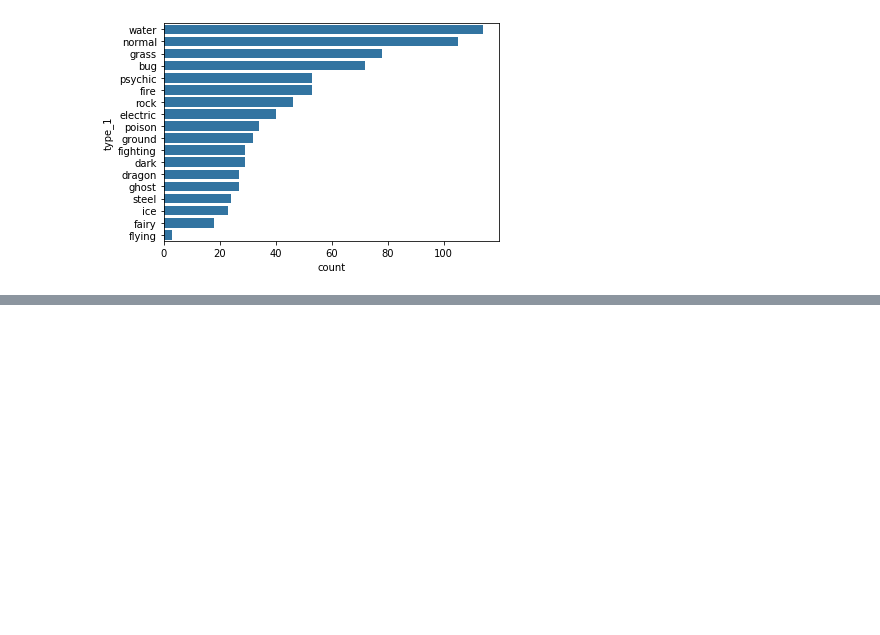
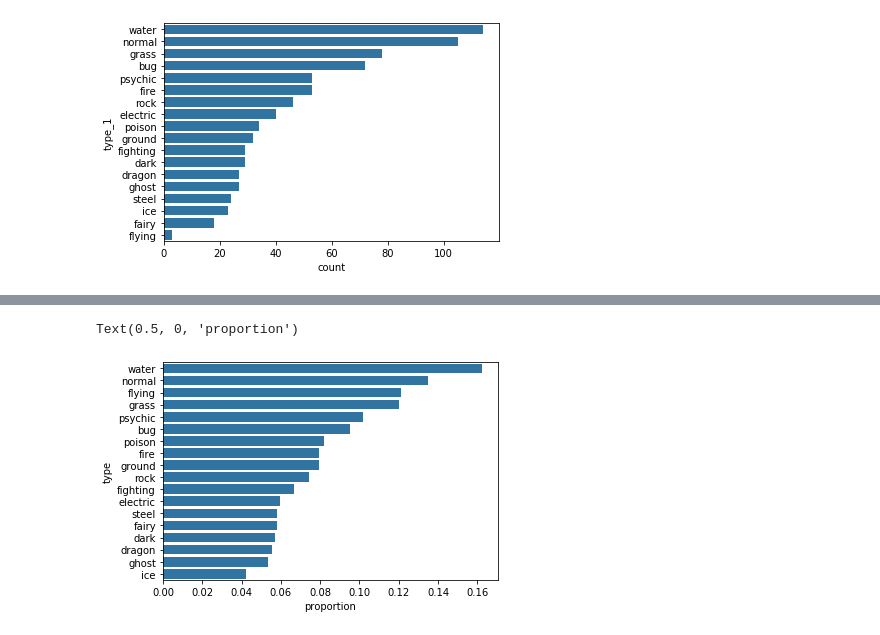
Before and after one commit to JananiSBabu/python-libraries, a Jupyter notebook: MatplotlibSeaborn/UnivariateVisualizations-BarCharts.ipynb, the cells around one changed output, grey strips where cells are left out. Saved outputs shown, nothing was run; the diff lists cells and outputs as text; code cells hidden in the pictures; blank space fills up the shorter version.

Commit message:
Added plotting of relative frequencies on bar chart

```diff
--- a/MatplotlibSeaborn/UnivariateVisualizations-BarCharts.ipynb
+++ b/MatplotlibSeaborn/UnivariateVisualizations-BarCharts.ipynb
@@ -84,0 +91,5 @@ sb.countplot(data=pokemon, y='type_1', color=base_color, order = type_order);
+# %%
+pkmn_types = pokemon.melt(id_vars = ['id','species'],
+                          value_vars = ['type_1', 'type_2'],
+                          var_name = 'type_level', value_name = 'type').dropna()
+pkmn_types.head(10)
@@ -84,0 +108,24 @@ sb.countplot(data=pokemon, y='type_1', color=base_color, order = type_order);
+# %%
+# get order of bars by frequency
+type_counts = pkmn_types["type"].value_counts()
+type_order = types_count.index
+
+# compute largest proportion
+n_pokemon = pkmn_types['species'].unique().shape[0]
+max_type_count = type_counts[0]
+max_prop = max_type_count / n_pokemon
+
+# establish tick locations and create plot
+base_color = sb.color_palette()[0]
+tick_props = np.arange(0, max_prop, 0.02)
+tick_names = ['{:0.2f}'.format(v) for v in tick_props]
+
+base_color = sb.color_palette()[0]
+sb.countplot(data = pkmn_types, y = 'type', color = base_color, order = type_order)
+# The counts are still in absolute value , so we display x axis also in counts not relative freq
+# only teh label shows relative freq
+plt.xticks(tick_props * n_pokemon, tick_names)
+plt.xlabel('proportion')
+# %% [output]
+Text(0.5, 0, 'proportion')
+[figure, added]
```
Also changed, not shown: parts of 8 cells of this notebook.
